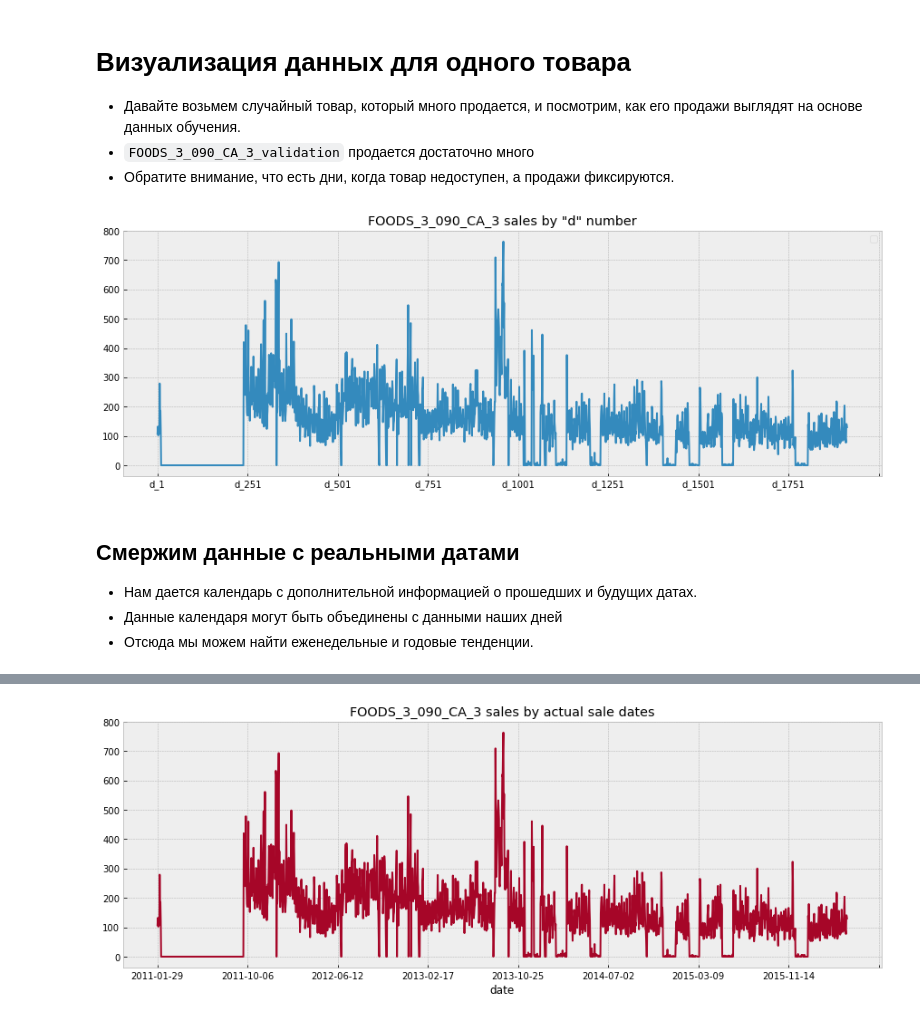
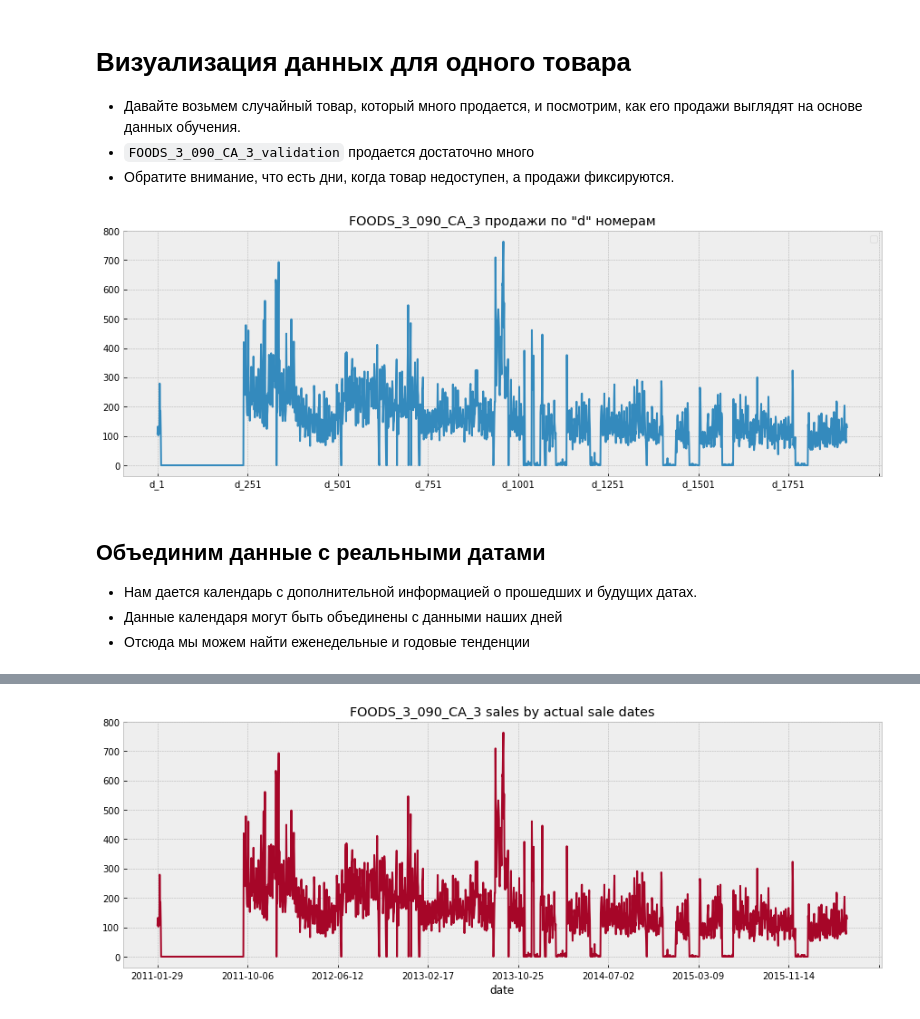
Before and after one commit to spannenberger/Walmart-notebook, a Jupyter notebook: WALMART.ipynb, the cells around one changed output, grey strips where cells are left out. Saved outputs shown, nothing was run; the diff lists cells and outputs as text; code cells hidden in the pictures.

```diff
--- a/WALMART.ipynb
+++ b/WALMART.ipynb
@@ -72,23 +76,23 @@ stv.head()
 # %%
 d_cols = [c for c in stv.columns if 'd_' in c] # sales data columns
 
 # Ниже мы объединяем следующие шаги в pandas:
 # 1. Выбираем товар
 # 2. Установите идентификатор в качестве индекса, оставьте только столбцы данных о продажах
 # 3. Преобразуйте так, чтобы получился столбец
 # 4. Отобразите данные
 stv.loc[stv['id'] == 'FOODS_3_090_CA_3_validation'] \
     .set_index('id')[d_cols] \
     .T \
     .plot(figsize=(15, 5),
-          title='FOODS_3_090_CA_3 sales by "d" number',
+          title='FOODS_3_090_CA_3 продажи по "d" номерам',
           color=next(color_cycle))
 plt.legend('')
 plt.show()
 # %% [output]
-[figure, old version]
+[figure, new version]
 # %% [markdown]
-## Смержим данные с реальными датами
+## Объединим данные с реальными датами
 - Нам дается календарь с дополнительной информацией о прошедших и будущих датах.
 - Данные календаря могут быть объединены с данными наших дней
-- Отсюда мы можем найти еженедельные и годовые тенденции.
+- Отсюда мы можем найти еженедельные и годовые тенденции
```
Also changed, not shown: parts of 55 cells of this notebook.
